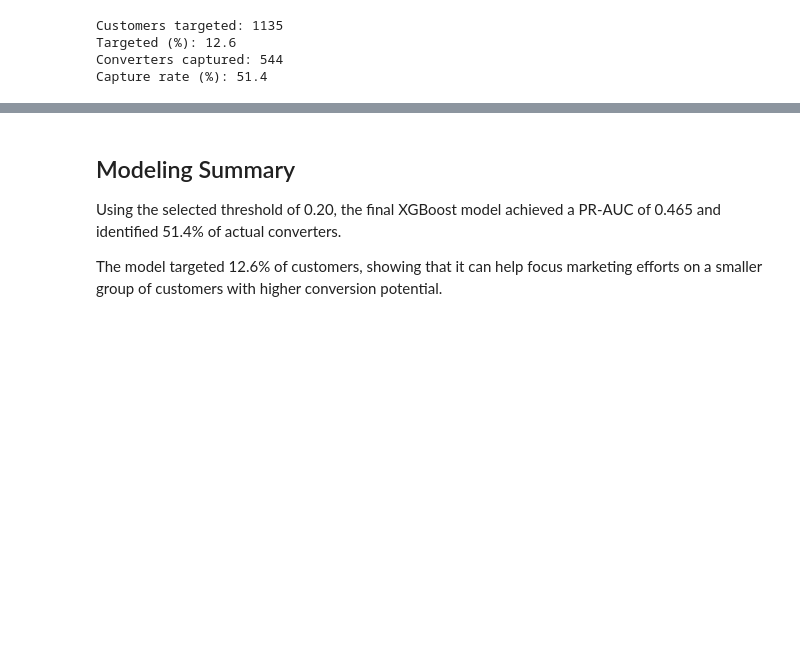
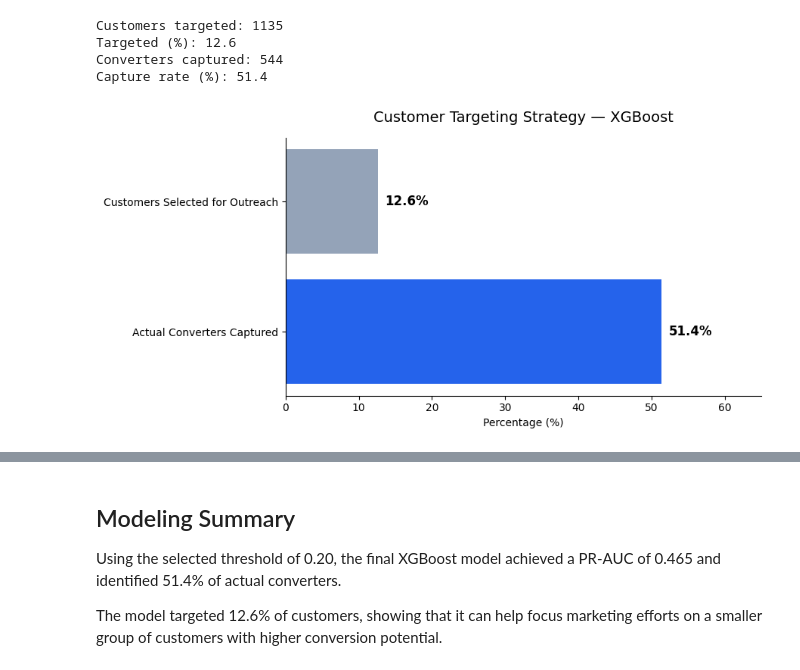
Before and after one commit to soumaya-lamrhari/customer-conversion-prediction, a Jupyter notebook: notebooks/3_modeling.ipynb, the cells around one changed output, grey strips where cells are left out. Drawn from its saved outputs; the diff is of its cells as text; code cells hidden in the pictures; blank space fills up the shorter version.

```diff
--- a/notebooks/3_modeling.ipynb
+++ b/notebooks/3_modeling.ipynb
@@ -439,3 +439,56 @@ Customers targeted: 1135
 Targeted (%): 12.6
 Converters captured: 544
 Capture rate (%): 51.4
+# %%
+import matplotlib.pyplot as plt
+
+# Final results from the held-out test set
+customers_targeted = 12.6
+converters_captured = 51.4
+
+metrics = [
+    "Customers Selected for Outreach",
+    "Actual Converters Captured"
+]
+
+values = [customers_targeted, converters_captured]
+
+fig, ax = plt.subplots(figsize=(9, 4.5))
+
+bars = ax.barh(
+    metrics[::-1],
+    values[::-1],
+    color=["#2563EB", "#94A3B8"]
+)
+
+# Display percentages at the end of each bar
+for bar in bars:
+    width = bar.get_width()
+    ax.text(
+        width + 1,
+        bar.get_y() + bar.get_height() / 2,
+        f"{width:.1f}%",
+        va="center",
+        fontsize=12,
+        fontweight="bold"
+    )
+
+ax.set_xlim(0, 65)
+ax.set_xlabel("Percentage (%)")
+ax.set_title(
+    "Customer Targeting Strategy — XGBoost",
+    fontsize=14,
+    pad=15
+)
+
+ax.spines["top"].set_visible(False)
+ax.spines["right"].set_visible(False)
+
+plt.tight_layout()
+
+# Save the visualization for the README
+plt.savefig("targeting_strategy.png", dpi=300, bbox_inches="tight")
+
+plt.show()
+# %% [output]
+[figure, added]
```
Also changed, not shown: parts of 1 cell of this notebook.
